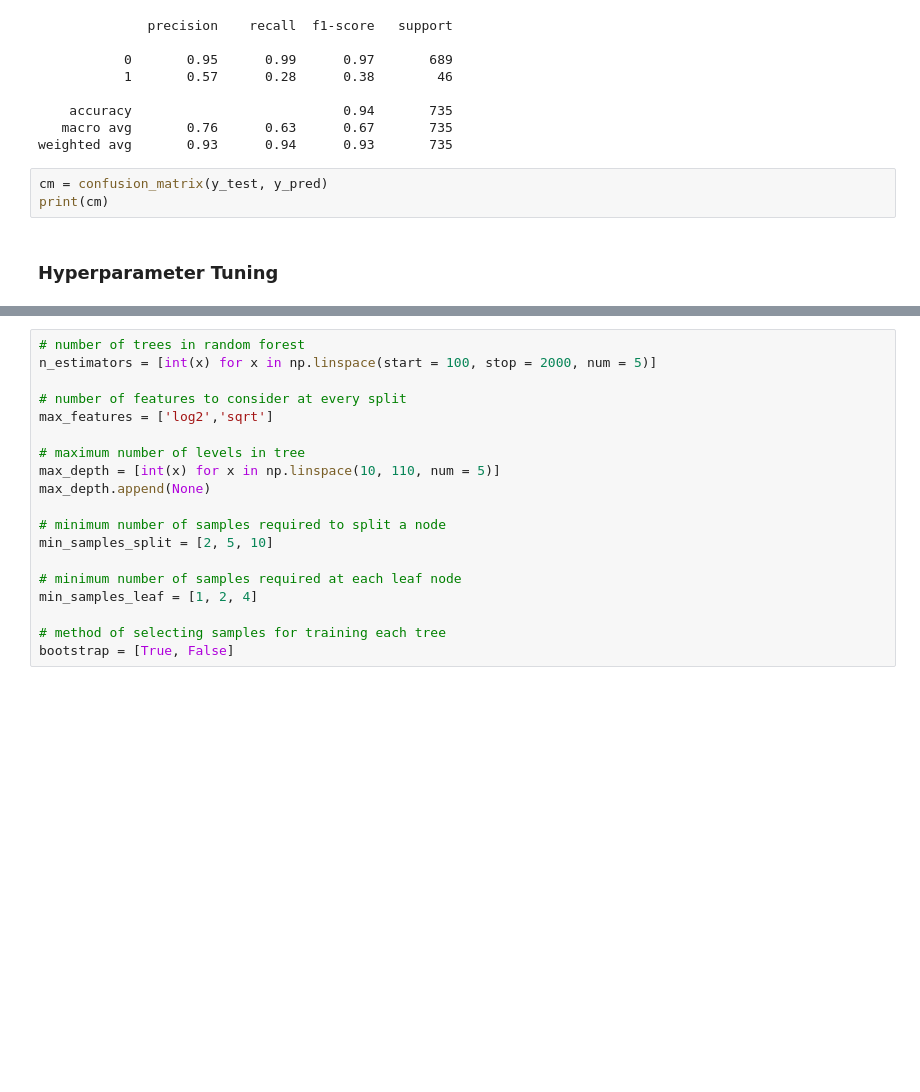
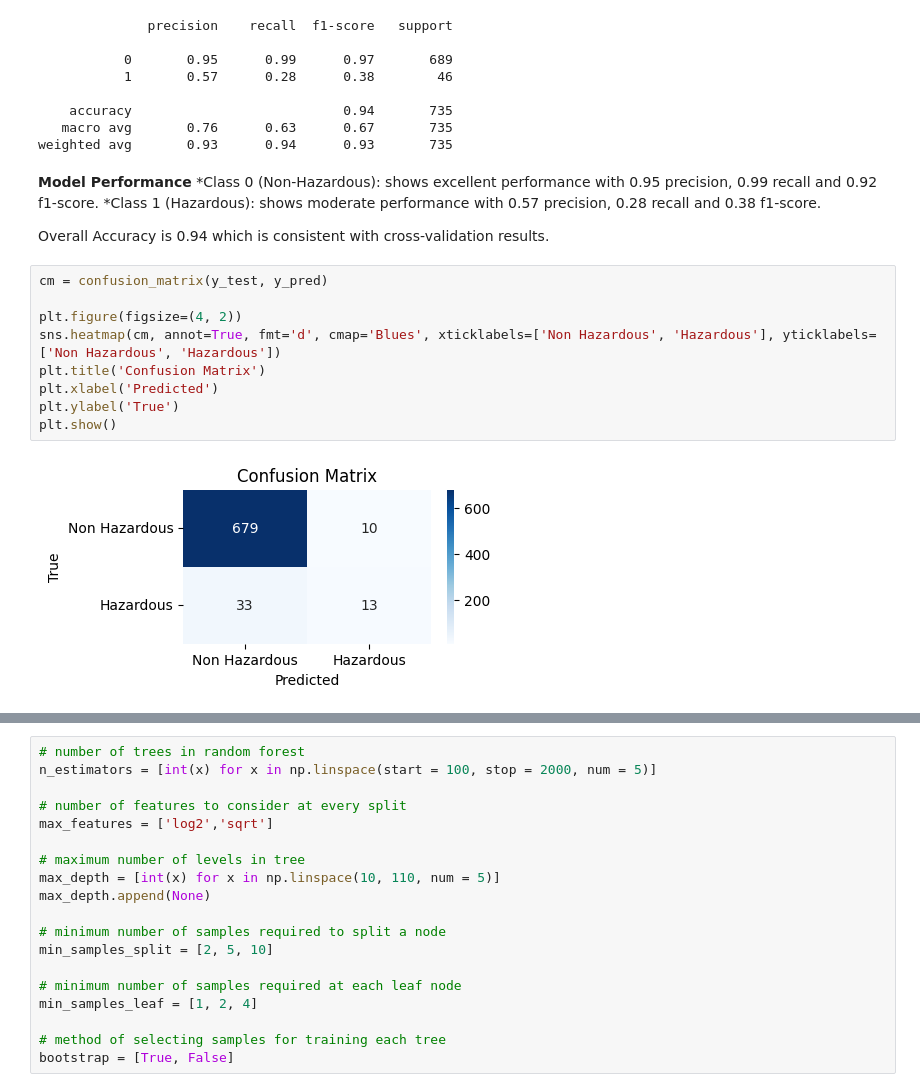
Before and after one commit to parul0315/Applied-Python-Projects-Business-Simulation-Space-Object-Classification, a Jupyter notebook: Task2/main.ipynb, the cells around one changed output, grey strips where cells are left out. Cells and saved outputs as stored; diff of their text form; blank space fills up the shorter version.

```diff
--- a/Task2/main.ipynb
+++ b/Task2/main.ipynb
@@ -719,8 +742,20 @@ print(classification_report(y_test, y_pred))
     accuracy                           0.94       735
    macro avg       0.76      0.63      0.67       735
 weighted avg       0.93      0.94      0.93       735
-# %%
-cm = confusion_matrix(y_test, y_pred)
-print(cm)
-# %% [markdown]
-### Hyperparameter Tuning
+# %% [markdown]
+**Model Performance**
+*Class 0 (Non-Hazardous): shows excellent performance with 0.95 precision, 0.99 recall and 0.92 f1-score.
+*Class 1 (Hazardous): shows moderate performance with 0.57 precision, 0.28 recall and 0.38 f1-score.
+
+Overall Accuracy is 0.94 which is consistent with cross-validation results.
+# %%
+cm = confusion_matrix(y_test, y_pred)
+
+plt.figure(figsize=(4, 2))
+sns.heatmap(cm, annot=True, fmt='d', cmap='Blues', xticklabels=['Non Hazardous', 'Hazardous'], yticklabels=['Non Hazardous', 'Hazardous'])
+plt.title('Confusion Matrix')
+plt.xlabel('Predicted')
+plt.ylabel('True')
+plt.show()
+# %% [output]
+[figure, added]
```
Also changed, not shown: parts of 23 cells of this notebook, 1 other file.
